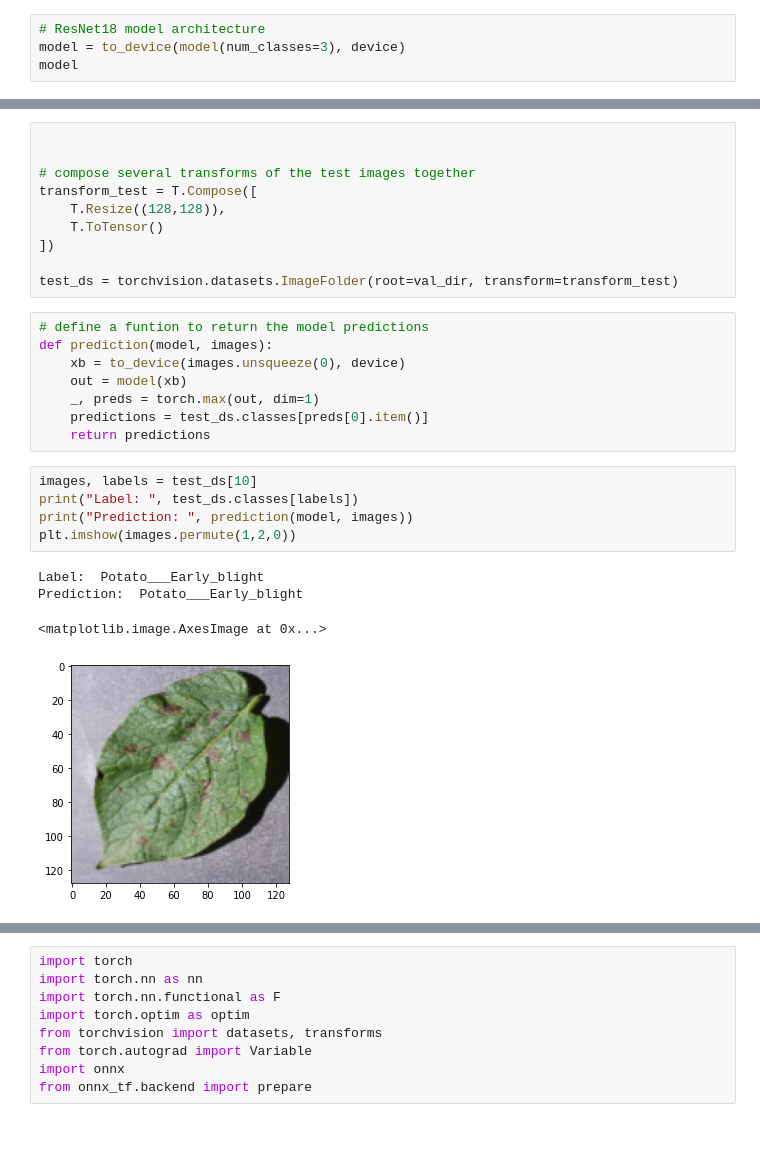
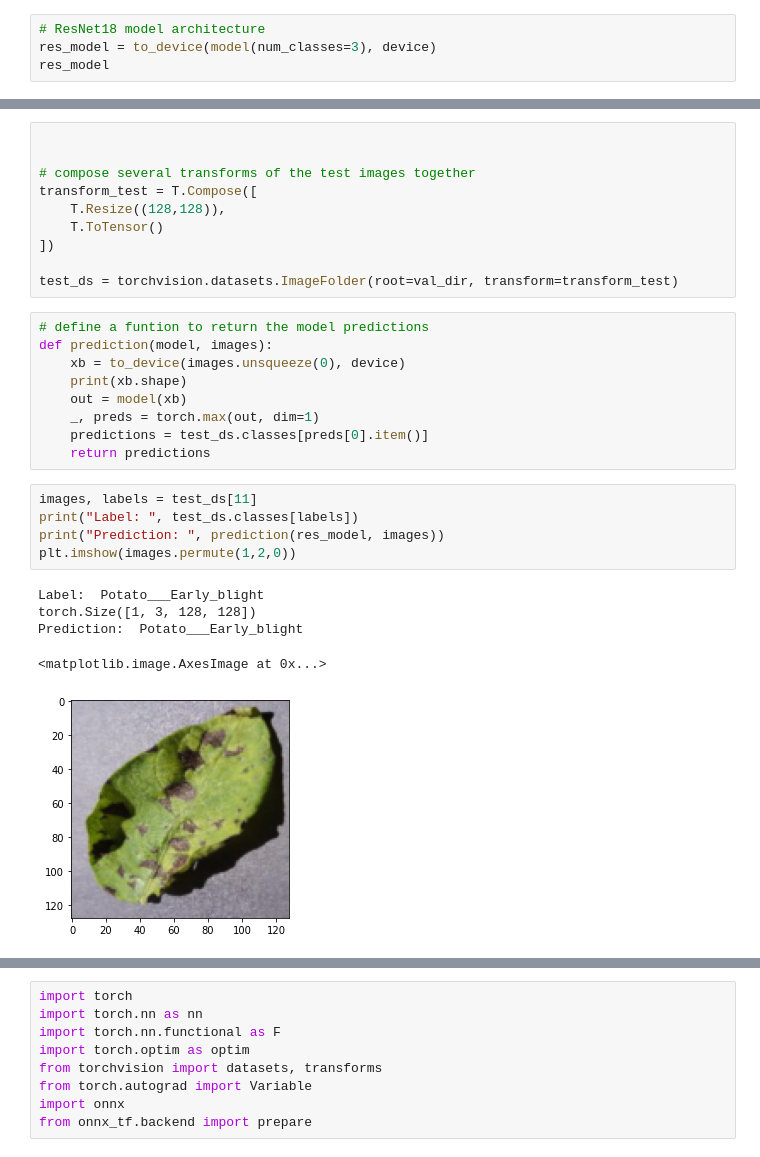
Before and after one commit to ThinkAwt-Inc/Farmer_TK_Notebooks, a Jupyter notebook: notebooks/potato-model.ipynb, the cells around one changed output, grey strips where cells are left out. Drawn from its saved outputs; the diff is of its cells as text.

```diff
--- a/notebooks/potato-model.ipynb
+++ b/notebooks/potato-model.ipynb
@@ -179,8 +187,8 @@ class model(ImageClassificationBase):
             param.requires_grad= True
 # %%
 # ResNet18 model architecture
-model = to_device(model(num_classes=3), device)
-model
+res_model = to_device(model(num_classes=3), device)
+res_model
 # %% [output]
 Downloading: "https://download.pytorch.org/models/resnet18-5c106cde.pth" to /root/.cache/torch/hub/checkpoints/resnet18-5c106cde.pth
 model(
@@ -291,17 +299,19 @@ test_ds = torchvision.datasets.ImageFolder(root=val_dir, transform=transform_tes
 # define a funtion to return the model predictions
 def prediction(model, images):
     xb = to_device(images.unsqueeze(0), device)
+    print(xb.shape)
     out = model(xb)
     _, preds = torch.max(out, dim=1)
     predictions = test_ds.classes[preds[0].item()]
     return predictions
 # %%
-images, labels = test_ds[10]
+images, labels = test_ds[11]
 print("Label: ", test_ds.classes[labels])
-print("Prediction: ", prediction(model, images))
+print("Prediction: ", prediction(res_model, images))
 plt.imshow(images.permute(1,2,0))
 # %% [output]
 Label:  Potato___Early_blight
+torch.Size([1, 3, 128, 128])
 Prediction:  Potato___Early_blight
 <matplotlib.image.AxesImage at 0x...>
-[figure, old version]
+[figure, new version]
```
Also changed, not shown: parts of 14 cells of this notebook, 2 other files.
